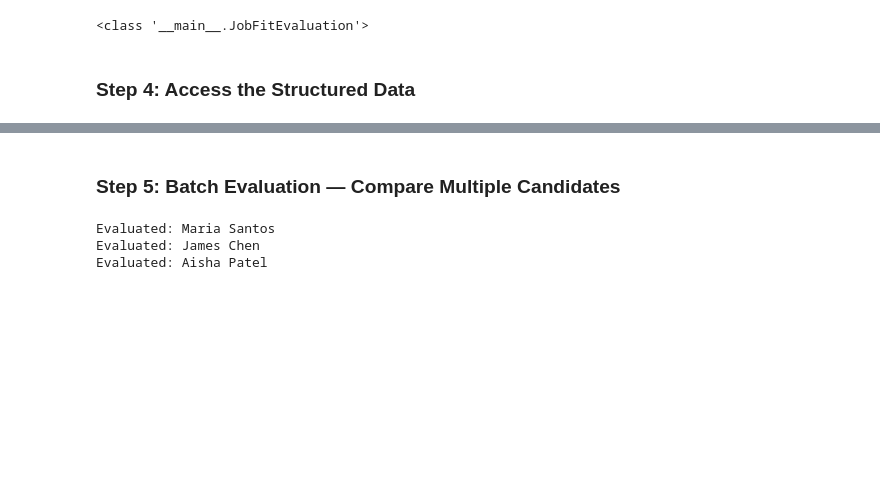
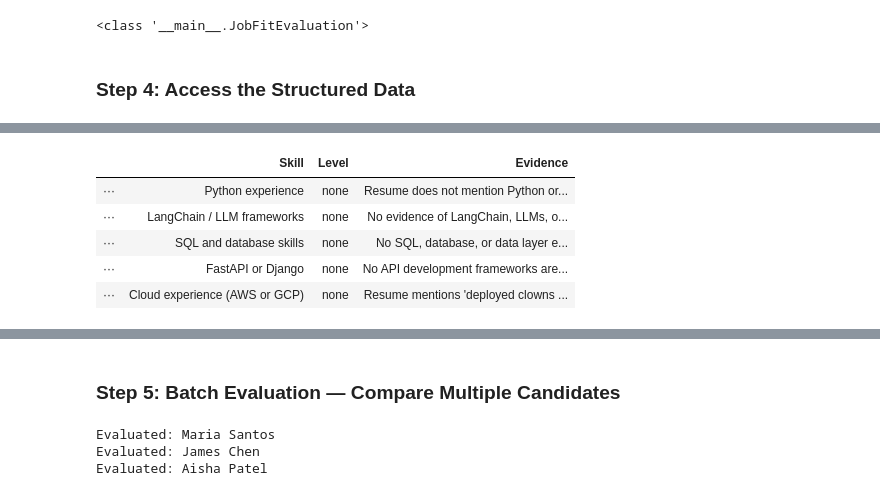
Before and after one commit to Fakhruddin90/oreilly_live_training_getting_started_with_langchain, a Jupyter notebook: notebooks/2.0-structured-outputs.ipynb, the cells around one changed output, grey strips where cells are left out. Drawn from its saved outputs; the diff is of its cells as text; code cells hidden in the pictures; blank space fills up the shorter version.

```diff
--- a/notebooks/2.0-structured-outputs.ipynb
+++ b/notebooks/2.0-structured-outputs.ipynb
@@ -300,0 +312,77 @@ Summary: Maria Santos is an excellent match for this Senior Python Developer rol
+# %%
+from IPython.display import display, HTML
+
+rec_colors = {
+    "strong_hire": ("#15803d", "#dcfce7"),
+    "hire": ("#1d4ed8", "#dbeafe"),
+    "maybe": ("#b45309", "#fef3c7"),
+    "no_hire": ("#dc2626", "#fee2e2"),
+}
+rec_fg, rec_bg = rec_colors.get(evaluation.recommendation, ("#333", "#f3f4f6"))
+
+skill_icons = {"expert": "★★★", "proficient": "★★·", "familiar": "★··", "none": "···"}
+skill_colors = {"expert": "#15803d", "proficient": "#1d4ed8", "familiar": "#b45309", "none": "#9ca3af"}
+
+skill_rows = ""
+for s in evaluation.skill_assessments:
+    c = skill_colors[s.proficiency]
+    skill_rows += f"""
+    <tr>
+      <td style="padding:6px 12px;font-weight:600;white-space:nowrap;color:{c}">{skill_icons[s.proficiency]}</td>
+      <td style="padding:6px 12px;font-weight:600">{s.skill_name}</td>
+      <td style="padding:6px 12px"><span style="background:{c}22;color:{c};padding:2px 8px;border-radius:9999px;font-size:0.8em;font-weight:600">{s.proficiency}</span></td>
+      <td style="padding:6px 12px;color:#6b7280;font-size:0.85em">{s.evidence}</td>
+    </tr>"""
+
+strengths_html = "".join(f"<li style='margin:4px 0'>{st}</li>" for st in evaluation.strengths)
+gaps_html = "".join(f"<li style='margin:4px 0'>{g}</li>" for g in evaluation.gaps)
+
+html = f"""
+<div style="font-family:system-ui,-apple-system,sans-serif;max-width:780px;margin:12px 0;border:1px solid #e5e7eb;border-radius:12px;overflow:hidden;background:#fff">
+
+  <div style="background:linear-gradient(135deg,#1e293b,#334155);padding:24px 28px;color:#fff;display:flex;justify-content:space-between;align-items:center">
+    <div>
+      <div style="font-size:1.5em;font-weight:700">{evaluation.candidate.name}</div>
+      <div style="color:#94a3b8;margin-top:4px">{evaluation.candidate.current_role} &middot; {evaluation.candidate.years_experience} yrs exp &middot; {evaluation.candidate.education}</div>
+    </div>
+    <div style="text-align:center">
+      <div style="font-size:2.4em;font-weight:800;line-height:1">{evaluation.fit_score}</div>
+      <div style="font-size:0.75em;color:#94a3b8;letter-spacing:1px">FIT SCORE</div>
+    </div>
+  </div>
+
+  <div style="padding:20px 28px">
+    <div style="margin-bottom:12px">
+      <span style="background:{rec_bg};color:{rec_fg};padding:4px 14px;border-radius:9999px;font-weight:700;font-size:0.9em;text-transform:uppercase;letter-spacing:.5px">{evaluation.recommendation.replace('_',' ')}</span>
+      <span style="color:#6b7280;margin-left:12px;font-size:0.9em">{', '.join(evaluation.candidate.top_skills)}</span>
+    </div>
+
+    <p style="color:#374151;line-height:1.6;margin:14px 0">{evaluation.summary}</p>
+
+    <details open style="margin-top:16px">
+      <summary style="font-weight:700;font-size:1.05em;cursor:pointer;margin-bottom:8px">Skill Assessments</summary>
+      <table style="width:100%;border-collapse:collapse;font-size:0.92em">
+        <thead><tr style="border-bottom:2px solid #e5e7eb;text-align:left">
+          <th style="padding:6px 12px"></th><th style="padding:6px 12px">Skill</th><th style="padding:6px 12px">Level</th><th style="padding:6px 12px">Evidence</th>
+        </tr></thead>
+        <tbody>{skill_rows}</tbody>
+      </table>
+    </details>
+
+    <div style="display:flex;gap:24px;margin-top:18px">
+      <div style="flex:1">
+        <div style="font-weight:700;color:#15803d;margin-bottom:6px">Strengths</div>
+        <ul style="margin:0;padding-left:20px;color:#374151;font-size:0.9em">{strengths_html}</ul>
+      </div>
+      <div style="flex:1">
+        <div style="font-weight:700;color:#dc2626;margin-bottom:6px">Gaps</div>
+        <ul style="margin:0;padding-left:20px;color:#374151;font-size:0.9em">{gaps_html}</ul>
+      </div>
+    </div>
+  </div>
+
+</div>
+"""
+
+display(HTML(html))
+# %% [output]
@@ -300,0 +396,6 @@ Summary: Maria Santos is an excellent match for this Senior Python Developer rol
+|  | Skill | Level | Evidence |
+| ··· | Python experience | none | Resume does not mention Python or... |
+| ··· | LangChain / LLM frameworks | none | No evidence of LangChain, LLMs, o... |
+| ··· | SQL and database skills | none | No SQL, database, or data layer e... |
+| ··· | FastAPI or Django | none | No API development frameworks are... |
+| ··· | Cloud experience (AWS or GCP) | none | Resume mentions 'deployed clowns ... |
```
Also changed, not shown: parts of 8 cells of this notebook, 10 other files.
